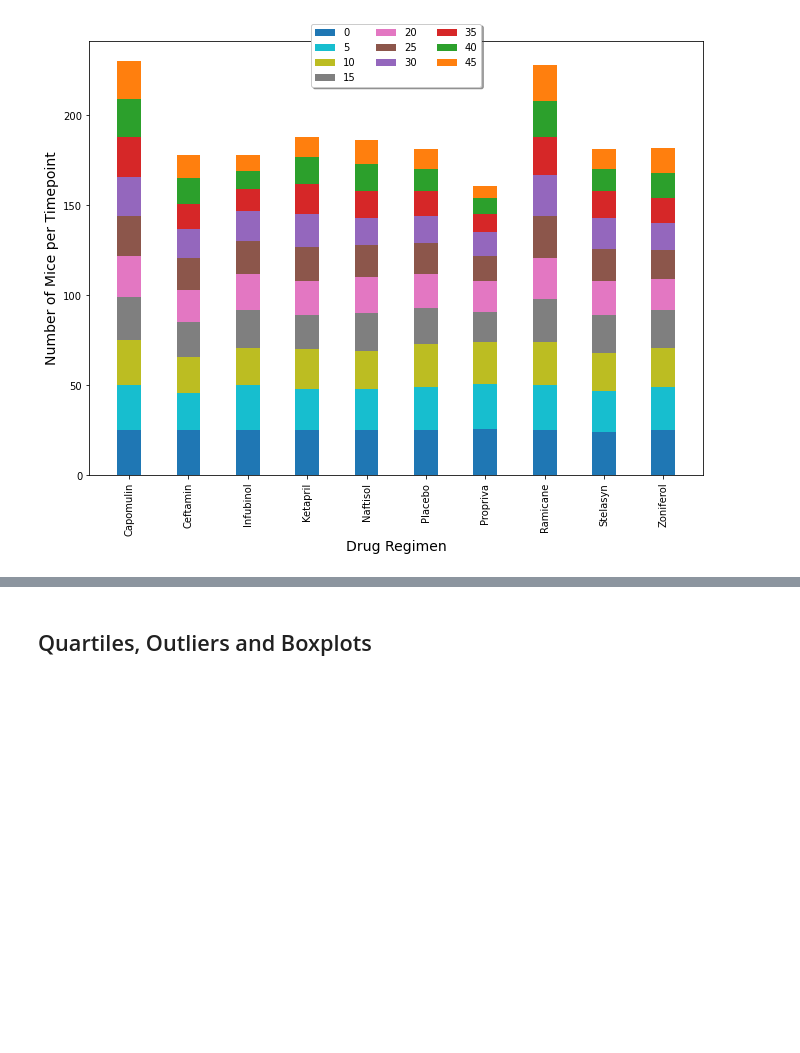
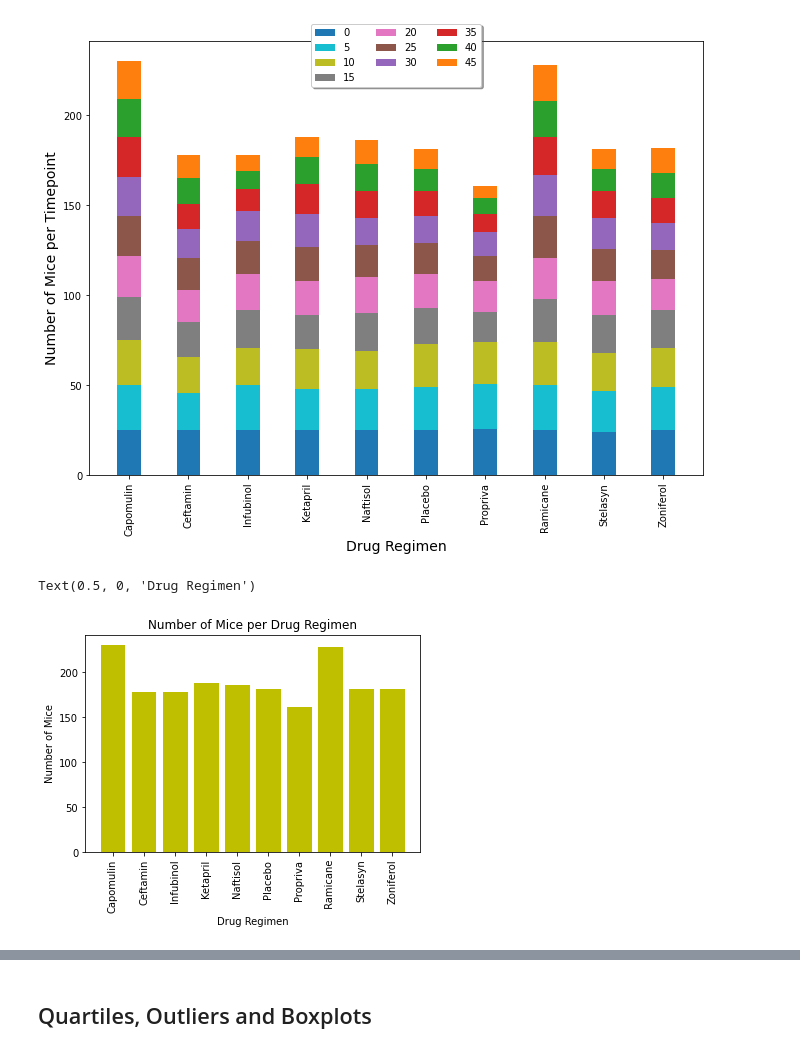
Before and after one commit to gelopez21/Matplotlib_Challenge_WK5, a Jupyter notebook: matplotlib_homework_WK5.ipynb, the cells around one changed output, grey strips where cells are left out. Cells and saved outputs as stored; diff of their text form; code cells hidden in the pictures; blank space fills up the shorter version.

```diff
--- a/matplotlib_homework_WK5.ipynb
+++ b/matplotlib_homework_WK5.ipynb
@@ -77,6 +79,6 @@ v923    10
 Name: Mouse ID, dtype: int64
 # %%
 #Optional: Get all the data for the duplicate mouse ID.
-mousestudy_results = study_results.set_index("Mouse ID")
+teststudy_results = teststudy_results.set_index("Mouse ID")
 # %%
 #Create a clean DataFrame by dropping the duplicate mouse by its ID.
@@ -100,7 +102,7 @@ mousestudy_results_droppedIndexData.head(25)
 | g989 | 35 | 62.570880 | 2 |
 # %%
 #Checking the number of mice in the clean DataFrame.
-mousestudy_results = study_results.reset_index()
-mousestudy_results['Mouse ID'].value_counts().head(25)
+teststudy_results = teststudy_results.reset_index()
+teststudy_results['Mouse ID'].value_counts().head(25)
 # %% [output]
 g989    13
@@ -125,7 +127,7 @@ Name: Mouse ID, dtype: int64
 # %%
 #Generate a summary statistics table of mean, median, variance, standard deviation, and SEM of the tumor volume for each regimen
 #This method is the most straighforward, creating multiple series and putting them all together at the end.
-combined_micestudy_results = pd.merge(testmouse_metadata, mousestudy_results, on="Mouse ID")
+combined_micestudy_results = pd.merge(testmouse_metadata, teststudy_results, on="Mouse ID")
 combined_micestudy_results.head(10)
 
 
@@ -211,0 +208,28 @@ plt.show()
+# %%
+#Generate a bar plot showing the total number of mice for each treatment throughout the course of the study using pyplot.
+
+#find the number of mice per drug regimen
+testmice_grouped = combined_micestudy_results.groupby("Drug Regimen")
+mice_per_treatment = combined_micestudy_results.groupby(['Drug Regimen']).count()['Mouse ID']
+
+#to get mice count for each timepoint grouped by sorted drug name
+testmice_grouped_drugsregimen = testmice_grouped_timepoint["Drug Regimen"].value_counts().sort_index().to_list()
+
+#create an array
+users = mice_per_treatment
+users
+
+x_axis = np.arange(len(users))
+x_axis
+
+#plot the data to a bar graph
+plt.bar(x=x_axis, height=users, color='y', alpha=1, align='center')
+
+#label the bars
+plt.xticks(x_axis, ['Capomulin', 'Ceftamin', 'Infubinol', 'Ketapril', 'Naftisol', 'Placebo', 'Propriva',' Ramicane', 'Stelasyn', 'Zoniferol'], rotation=90)
+plt.title('Number of Mice per Drug Regimen')
+plt.ylabel('Number of Mice')
+plt.xlabel('Drug Regimen')
+# %% [output]
+Text(0.5, 0, 'Drug Regimen')
+[figure, added]
```
Also changed, not shown: parts of 25 cells of this notebook.
